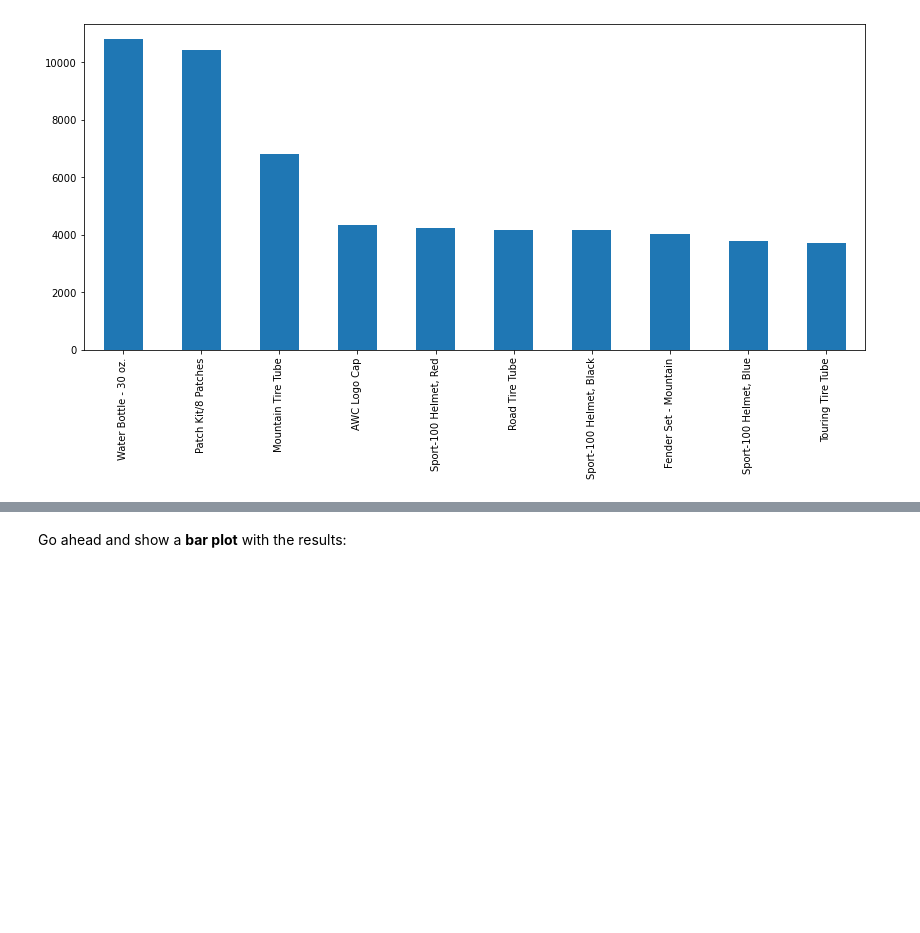
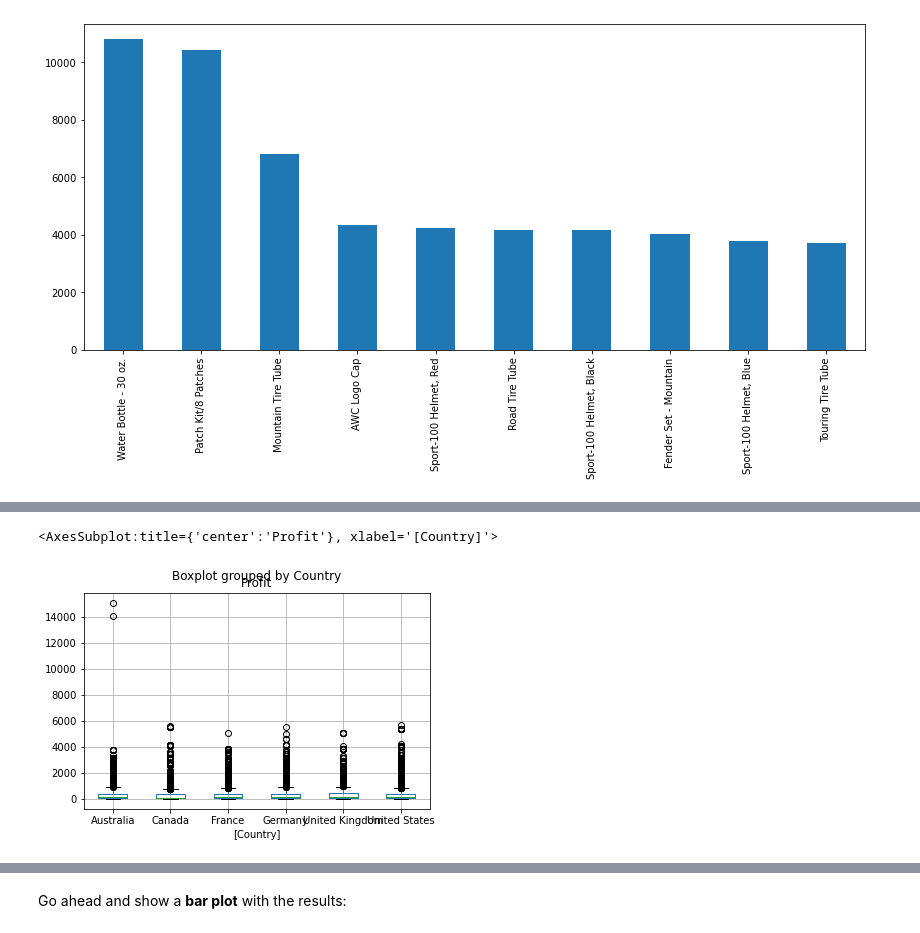
Before and after one commit to mayadye/FreeCodeCamp-Pandas-Real-Life-Example, a Jupyter notebook: Exercises_1.ipynb, the cells around one changed output, grey strips where cells are left out. Saved outputs shown, nothing was run; the diff lists cells and outputs as text; code cells hidden in the pictures; blank space fills up the shorter version.

```diff
--- a/Exercises_1.ipynb
+++ b/Exercises_1.ipynb
@@ -359,2 +370,7 @@ Show a grouped <b>box plot</b> per country with the profit values.
+# %%
+sales[['Profit','Country']].boxplot(by='Country')
+# %% [output]
+<AxesSubplot:title={'center':'Profit'}, xlabel='[Country]'>
+[figure, added]
 # %%
 sales[['Profit', 'Country']].boxplot(by='Country', figsize=(10,6))
```
Also changed, not shown: parts of 66 cells of this notebook, 1 other file.
